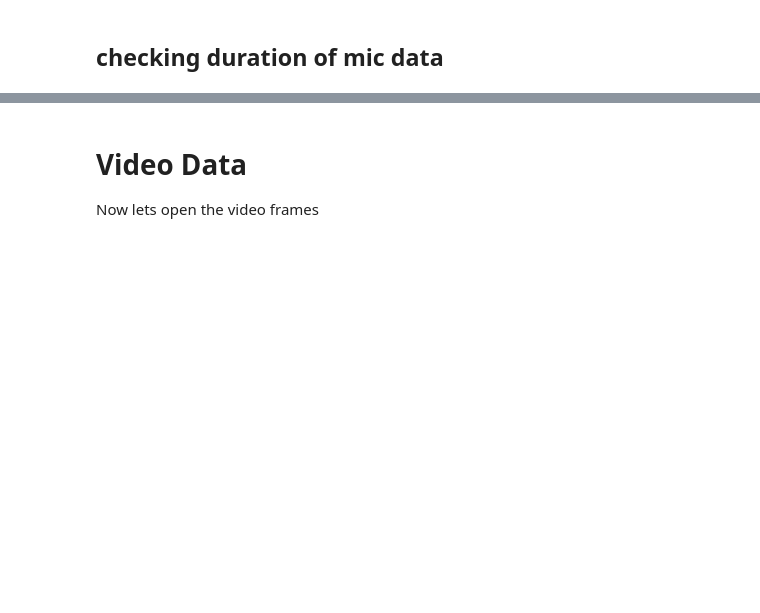
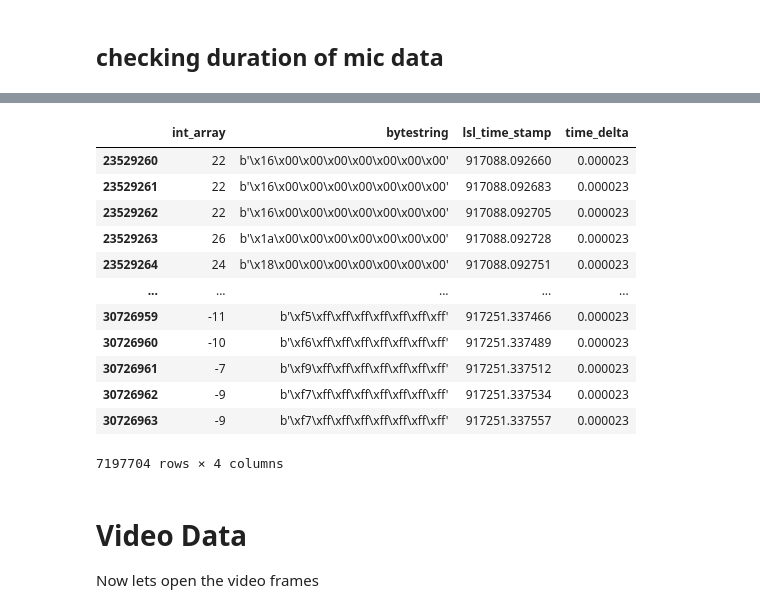
Before and after one commit to BryanGonzalez262/MOBI2024, a Jupyter notebook: CUNY_FACIAL/Code/pilot_check.ipynb, the cells around one changed output, grey strips where cells are left out. Drawn from its saved outputs; the diff is of its cells as text; code cells hidden in the pictures; blank space fills up the shorter version.

```diff
--- a/CUNY_FACIAL/Code/pilot_check.ipynb
+++ b/CUNY_FACIAL/Code/pilot_check.ipynb
@@ -283,10 +305,24 @@ sns.lineplot(y='time_delta', x = 'time', data=mic_df)
 # %%
 #conversation_onset_stim = stim_df.loc[stim_df.event == 'Onset_SocialTask', 'time'].values[0]
 #conversation_offset_stim = stim_df.loc[stim_df.event == 'Offset_SocialTask', 'time'].values[0]
 #
 # convo = mic_df.loc[(mic_df['time'] > conversation_onset_stim ) & (mic_df['time'] < conversation_offset_stim), 'int_array'].values
-convo = get_event_data('Tornado', mic_df)
+convo = get_event_data('Tornado', mic_df, stim_df=stim_df)
 convo
+# %% [output]
+|  | int_array | bytestring | lsl_time_stamp | time_delta |
+| 23529260 | 22 | b'\x16\x00\x00\x00\x00\x00\x00\x00' | 917088.092660 | 0.000023 |
+| 23529261 | 22 | b'\x16\x00\x00\x00\x00\x00\x00\x00' | 917088.092683 | 0.000023 |
+| 23529262 | 22 | b'\x16\x00\x00\x00\x00\x00\x00\x00' | 917088.092705 | 0.000023 |
+| 23529263 | 26 | b'\x1a\x00\x00\x00\x00\x00\x00\x00' | 917088.092728 | 0.000023 |
+| 23529264 | 24 | b'\x18\x00\x00\x00\x00\x00\x00\x00' | 917088.092751 | 0.000023 |
+| ... | ... | ... | ... | ... |
+| 30726959 | -11 | b'\xf5\xff\xff\xff\xff\xff\xff\xff' | 917251.337466 | 0.000023 |
+| 30726960 | -10 | b'\xf6\xff\xff\xff\xff\xff\xff\xff' | 917251.337489 | 0.000023 |
+| 30726961 | -7 | b'\xf9\xff\xff\xff\xff\xff\xff\xff' | 917251.337512 | 0.000023 |
+| 30726962 | -9 | b'\xf7\xff\xff\xff\xff\xff\xff\xff' | 917251.337534 | 0.000023 |
+| 30726963 | -9 | b'\xf7\xff\xff\xff\xff\xff\xff\xff' | 917251.337557 | 0.000023 |
+7197704 rows × 4 columns
 # %%
 f, ax = plt.subplots(figsize=(15, 5))
 plt.plot(mic_df.lsl_time_stamp, mic_df.int_array)
```
Also changed, not shown: parts of 18 cells of this notebook, 2 other files.
